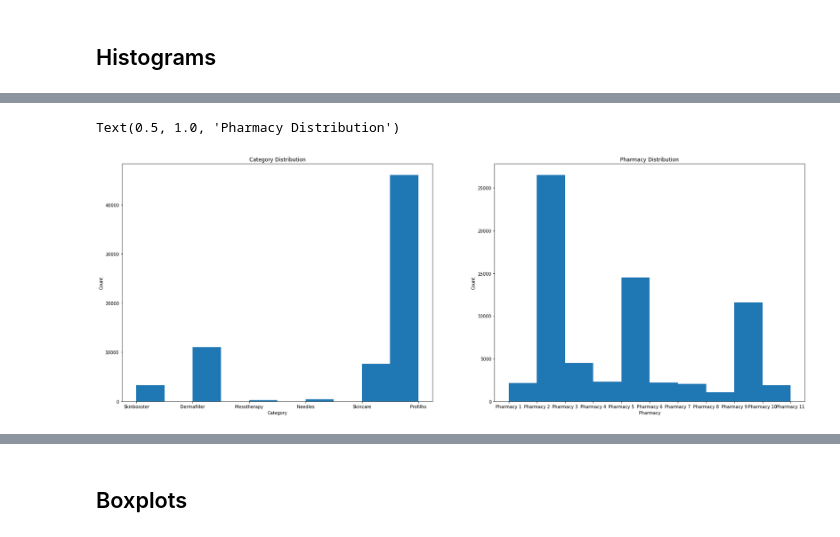
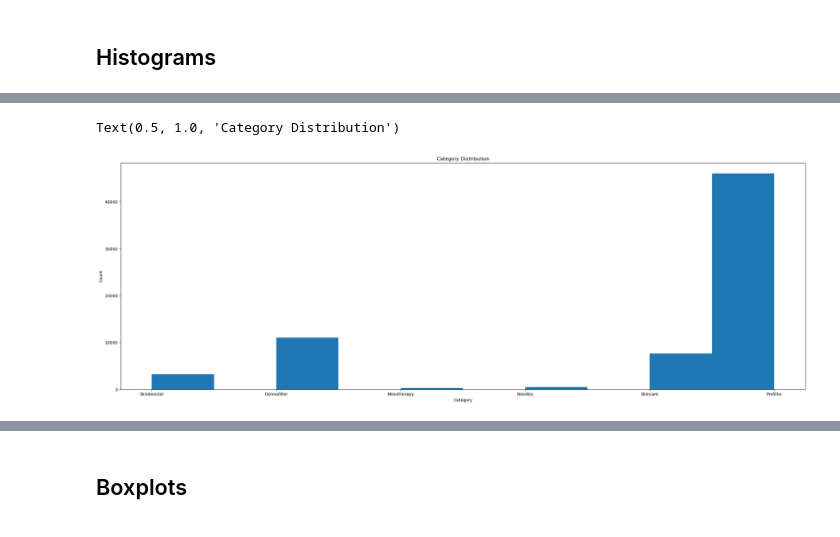
Before and after one commit to Rushayeal/Dissertation, a Jupyter notebook: Source/Data Exploration.ipynb, the cells around one changed output, grey strips where cells are left out. Saved outputs shown, nothing was run; the diff lists cells and outputs as text; code cells hidden in the pictures.

```diff
--- a/Source/Data Exploration.ipynb
+++ b/Source/Data Exploration.ipynb
@@ -34,18 +34,12 @@ plt.title("Product Count")
 # %% [output]
 Text(0.5, 1.0, 'Product Count')
 [figure]
-# %%
-fig, ax = plt.subplots(1,2, figsize=(28,10)) #1 row, 2 colums   ax=array with indexes
-
-ax[0].hist(df_sales.Category)
-ax[0].set_xlabel("Category")
-ax[0].set_ylabel("Count")
-ax[0].set_title("Category Distribution")
-
-ax[1].hist(df_sales.Pharmacy)
-ax[1].set_xlabel("Pharmacy")
-ax[1].set_ylabel("Count")
-ax[1].set_title("Pharmacy Distribution")
-# %% [output]
-Text(0.5, 1.0, 'Pharmacy Distribution')
-[figure, removed]
+# %%
+plt.figure(figsize=(30,10))
+plt.hist(df_sales.Category)
+plt.xlabel("Category")
+plt.ylabel("Count")
+plt.title("Category Distribution")
+# %% [output]
+Text(0.5, 1.0, 'Category Distribution')
+[figure, added]
```
Also changed, not shown: parts of 8 cells of this notebook, 13 other files.
